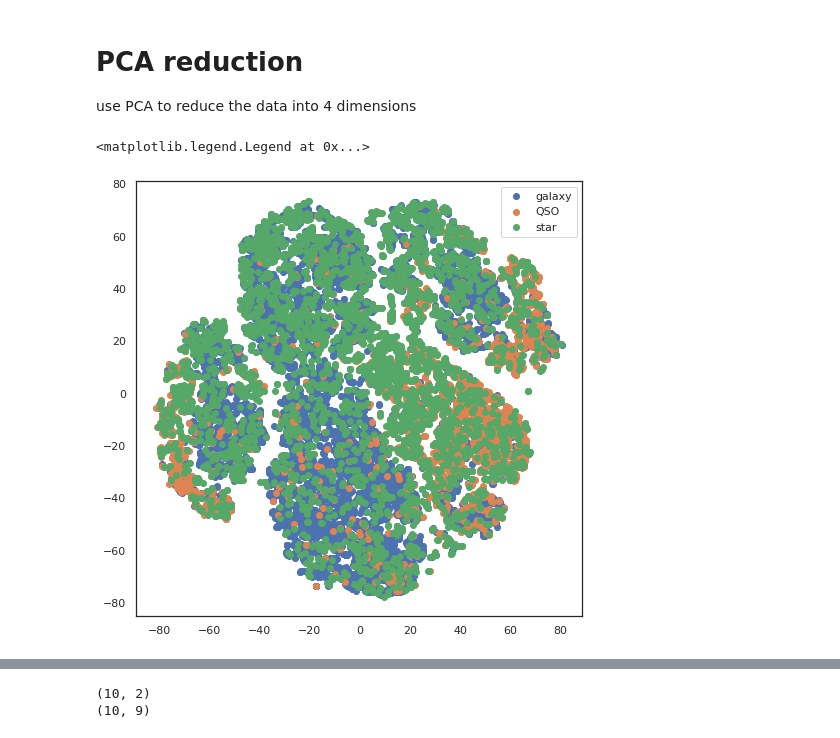
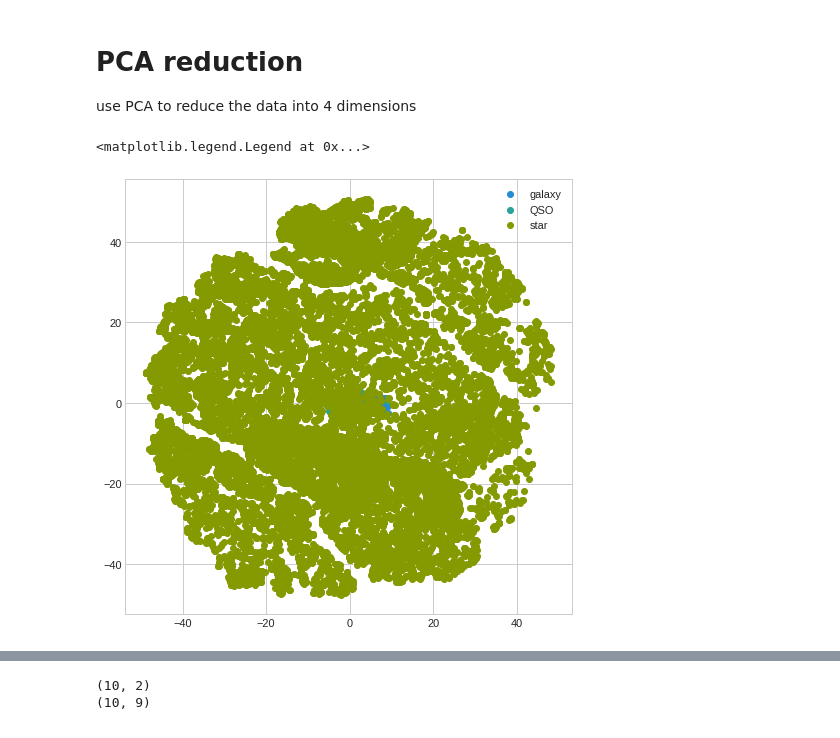
Before and after one commit to LiurongLin/IML_2022, a Jupyter notebook: A2/IML_Assignment_2.ipynb, the cells around one changed output, grey strips where cells are left out. Drawn from its saved outputs; the diff is of its cells as text; code cells hidden in the pictures.

```diff
--- a/A2/IML_Assignment_2.ipynb
+++ b/A2/IML_Assignment_2.ipynb
@@ -124,34 +129,34 @@ use PCA to reduce the data into 4 dimensions
 # %%
 from sklearn.decomposition import PCA
 from sklearn import preprocessing
 from sklearn.manifold import TSNE
 
 # reduced dimenesion
 n_comp = 2
 # numpy array without the class labels
-data_feature = data_used.drop("class", axis = 1).to_numpy()[:20000]
+data_feature = data_used.drop("class", axis = 1).to_numpy()
 # class labels using strings
-data_label = datagood["class"].to_numpy()[:20000]
+data_label = datagood["class"].to_numpy()
 # class labels using integers
-data_label_num = data_used["class"].to_numpy()[:20000]
+data_label_num = data_used["class"].to_numpy()
 
 # #X2 = StandardScaler().fit_transform(data_feature)
 X2 = preprocessing.scale(data_feature)
 
-# pca = PCA(n_components=n_comp)
-# red_com = pca.fit(X2).transform(X2)
+pca = PCA(n_components=n_comp)
+red_com_pca = pca.fit(X2).transform(X2)
 # #fit = pca.fit(data_feature)
 # #red_com = fit.transform(data_feature)
 
 # #Use t-sne for data reduction
-red_com = TSNE(n_components=2).fit_transform(X2)
+# red_com = TSNE(n_components=2).fit_transform(X2)
 
 # visualize the reduced data.
 fig, ax = plt.subplots(figsize=(8,8))
-ax.scatter(red_com[data_label == "GALAXY"][:,0], red_com[data_label == "GALAXY"][:,1], label = "galaxy")
-ax.scatter(red_com[data_label == "QSO"][:,0], red_com[data_label == "QSO"][:,1], label = "QSO")
+ax.scatter(red_com_pca[data_label == "GALAXY"][:,0], red_com_pca[data_label == "GALAXY"][:,1], label = "galaxy")
+ax.scatter(red_com_pca[data_label == "QSO"][:,0], red_com_pca[data_label == "QSO"][:,1], label = "QSO")
 ax.scatter(red_com[data_label == "STAR"][:,0], red_com[data_label == "STAR"][:,1], label = "star")
 plt.legend()
 # %% [output]
 <matplotlib.legend.Legend at 0x...>
-[figure, old version]
+[figure, new version]
```
Also changed, not shown: parts of 20 cells of this notebook.
